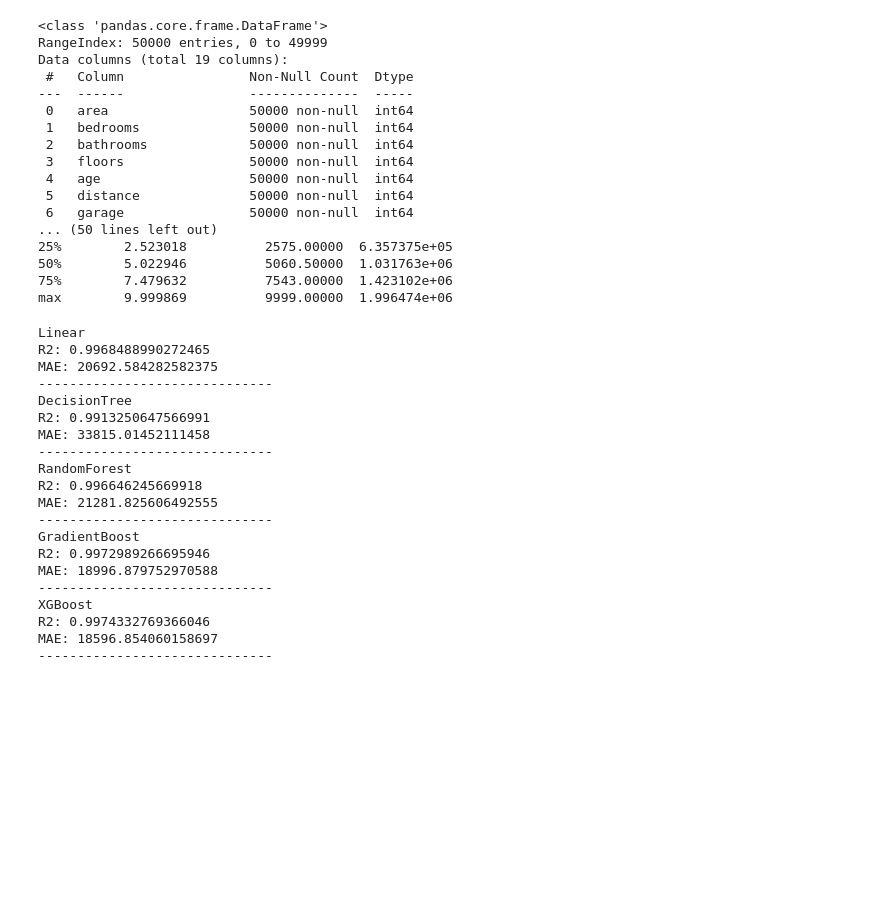
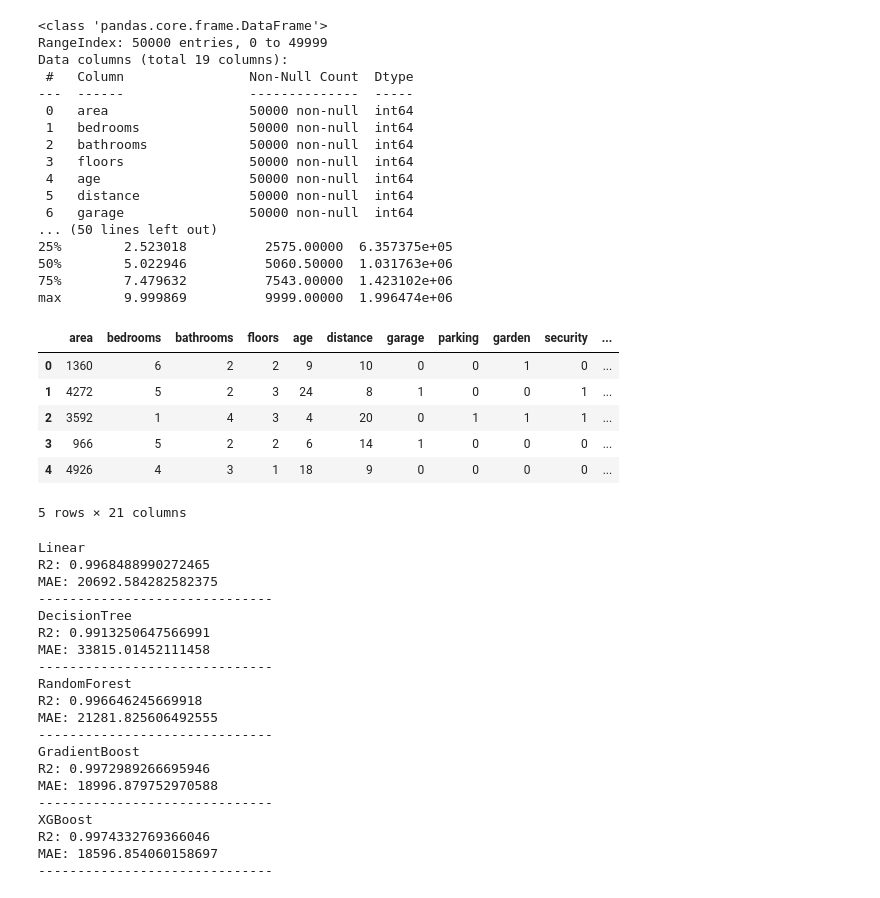
Before and after one commit to Arif-miad/house-price-prediction-ai-web-app, a Jupyter notebook: notebooks/predication.ipynb, the cells around one changed output. Drawn from its saved outputs; the diff is of its cells as text; code cells hidden in the pictures; blank space fills up the shorter version.

```diff
--- a/notebooks/predication.ipynb
+++ b/notebooks/predication.ipynb
@@ -46,6 +46,16 @@ Data columns (total 19 columns):
 50%        5.022946          5060.50000  1.031763e+06
 75%        7.479632          7543.00000  1.423102e+06
 max        9.999869          9999.00000  1.996474e+06
+# %%
+df.head()
+# %% [output]
+|  | area | bedrooms | bathrooms | floors | age | distance | garage | parking | garden | security | ... |
+| 0 | 1360 | 6 | 2 | 2 | 9 | 10 | 0 | 0 | 1 | 0 | ... |
+| 1 | 4272 | 5 | 2 | 3 | 24 | 8 | 1 | 0 | 0 | 1 | ... |
+| 2 | 3592 | 1 | 4 | 3 | 4 | 20 | 0 | 1 | 1 | 1 | ... |
+| 3 | 966 | 5 | 2 | 2 | 6 | 14 | 1 | 0 | 0 | 0 | ... |
+| 4 | 4926 | 4 | 3 | 1 | 18 | 9 | 0 | 0 | 0 | 0 | ... |
+5 rows × 21 columns
 # %%
 df = df.dropna()
 
```
Also changed, not shown: 2 other files.
